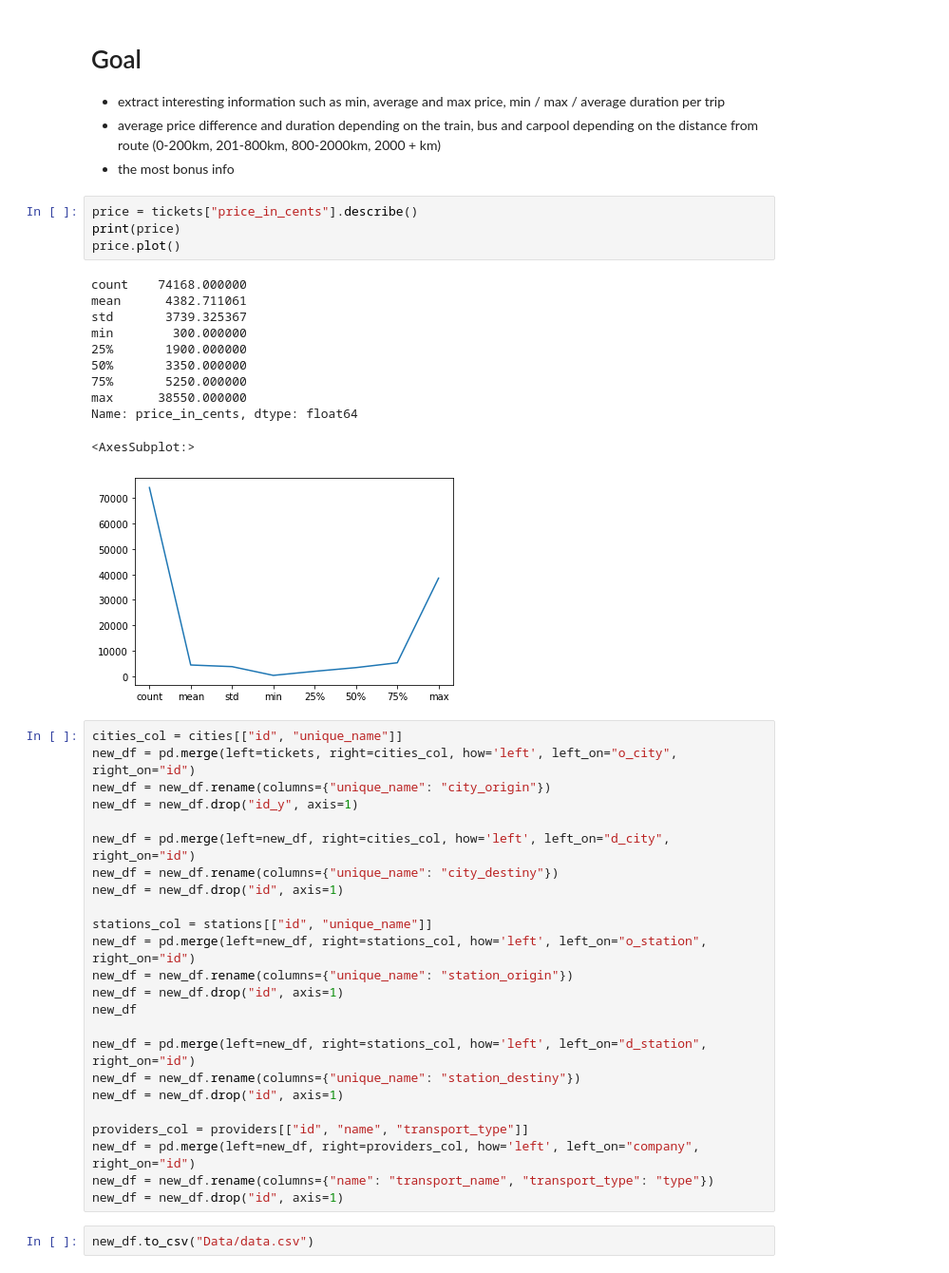
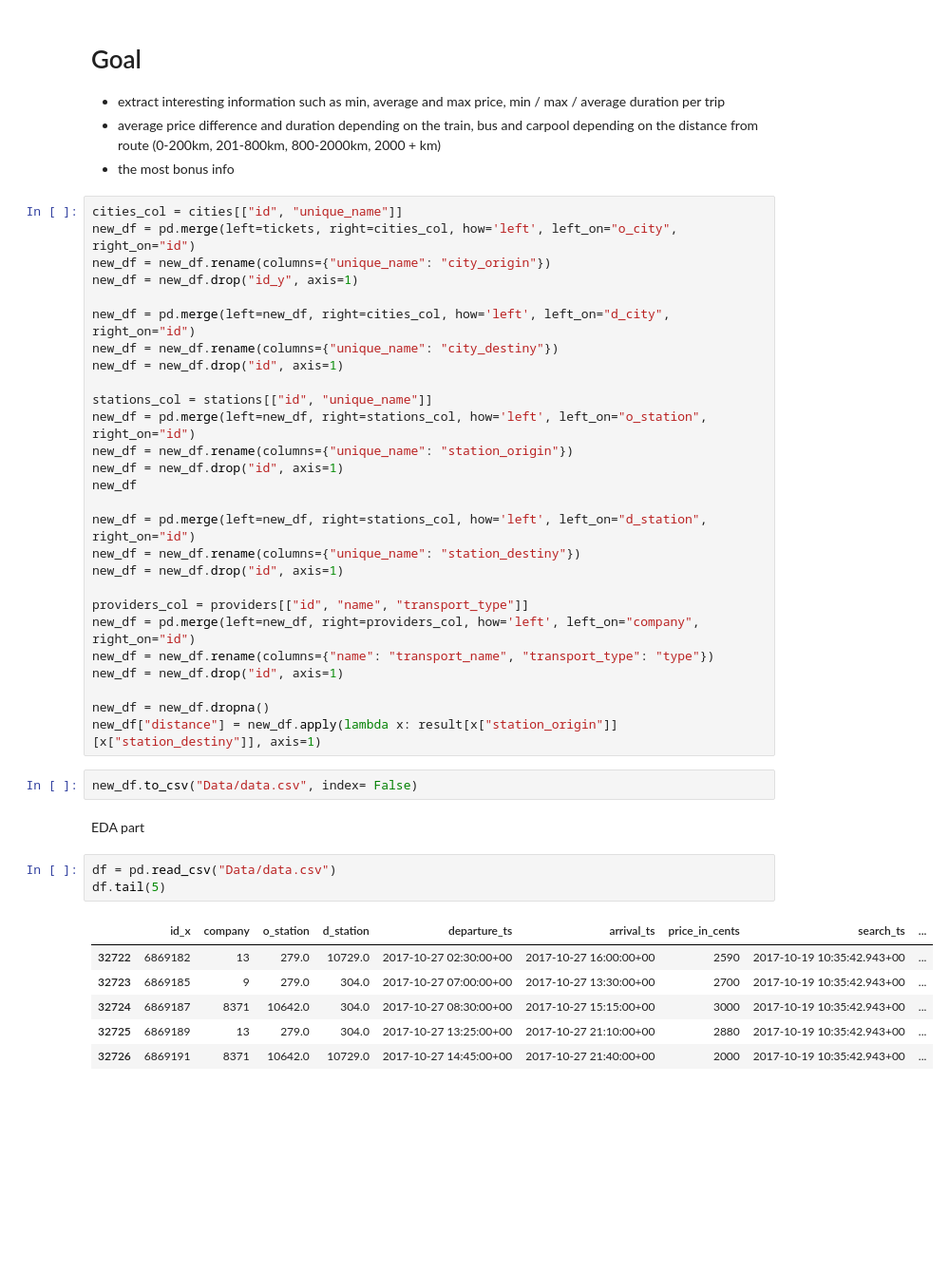
Before and after one commit to Pramod-Kumar808/EDA, a Jupyter notebook: EDA.ipynb, the cells around one changed output. Shown: that part at 95% size. Saved outputs shown, nothing was run; the diff lists cells and outputs as text; blank space fills up the shorter version.

```diff
--- a/EDA.ipynb
+++ b/EDA.ipynb
@@ -66,22 +91,6 @@ per trip
 * average price difference and duration depending on the train, bus and carpool depending on the distance from
 route (0-200km, 201-800km, 800-2000km, 2000 + km)
 * the most bonus info
-# %%
-price = tickets["price_in_cents"].describe()
-print(price)
-price.plot()
-# %% [output]
-count    74168.000000
-mean      4382.711061
-std       3739.325367
-min        300.000000
-25%       1900.000000
-50%       3350.000000
-75%       5250.000000
-max      38550.000000
-Name: price_in_cents, dtype: float64
-<AxesSubplot:>
-[figure, removed]
 # %%
 cities_col = cities[["id", "unique_name"]]
 new_df = pd.merge(left=tickets, right=cities_col, how='left', left_on="o_city", right_on="id")
@@ -106,5 +115,20 @@ providers_col = providers[["id", "name", "transport_type"]]
 new_df = pd.merge(left=new_df, right=providers_col, how='left', left_on="company", right_on="id")
 new_df = new_df.rename(columns={"name": "transport_name", "transport_type": "type"})
 new_df = new_df.drop("id", axis=1)
+
+new_df = new_df.dropna()
+new_df["distance"] = new_df.apply(lambda x: result[x["station_origin"]][x["station_destiny"]], axis=1)
 # %%
-new_df.to_csv("Data/data.csv")
+new_df.to_csv("Data/data.csv", index= False)
+# %% [markdown]
+EDA part
+# %%
+df = pd.read_csv("Data/data.csv")
+df.tail(5)
+# %% [output]
+|  | id_x | company | o_station | d_station | departure_ts | arrival_ts | price_in_cents | search_ts | ... |
+| 32722 | 6869182 | 13 | 279.0 | 10729.0 | 2017-10-27 02:30:00+00 | 2017-10-27 16:00:00+00 | 2590 | 2017-10-19 10:35:42.943+00 | ... |
+| 32723 | 6869185 | 9 | 279.0 | 304.0 | 2017-10-27 07:00:00+00 | 2017-10-27 13:30:00+00 | 2700 | 2017-10-19 10:35:42.943+00 | ... |
+| 32724 | 6869187 | 8371 | 10642.0 | 304.0 | 2017-10-27 08:30:00+00 | 2017-10-27 15:15:00+00 | 3000 | 2017-10-19 10:35:42.943+00 | ... |
+| 32725 | 6869189 | 13 | 279.0 | 304.0 | 2017-10-27 13:25:00+00 | 2017-10-27 21:10:00+00 | 2880 | 2017-10-19 10:35:42.943+00 | ... |
+| 32726 | 6869191 | 8371 | 10642.0 | 10729.0 | 2017-10-27 14:45:00+00 | 2017-10-27 21:40:00+00 | 2000 | 2017-10-19 10:35:42.943+00 | ... |
```
Also changed, not shown: parts of 8 cells of this notebook, 1 other file.
